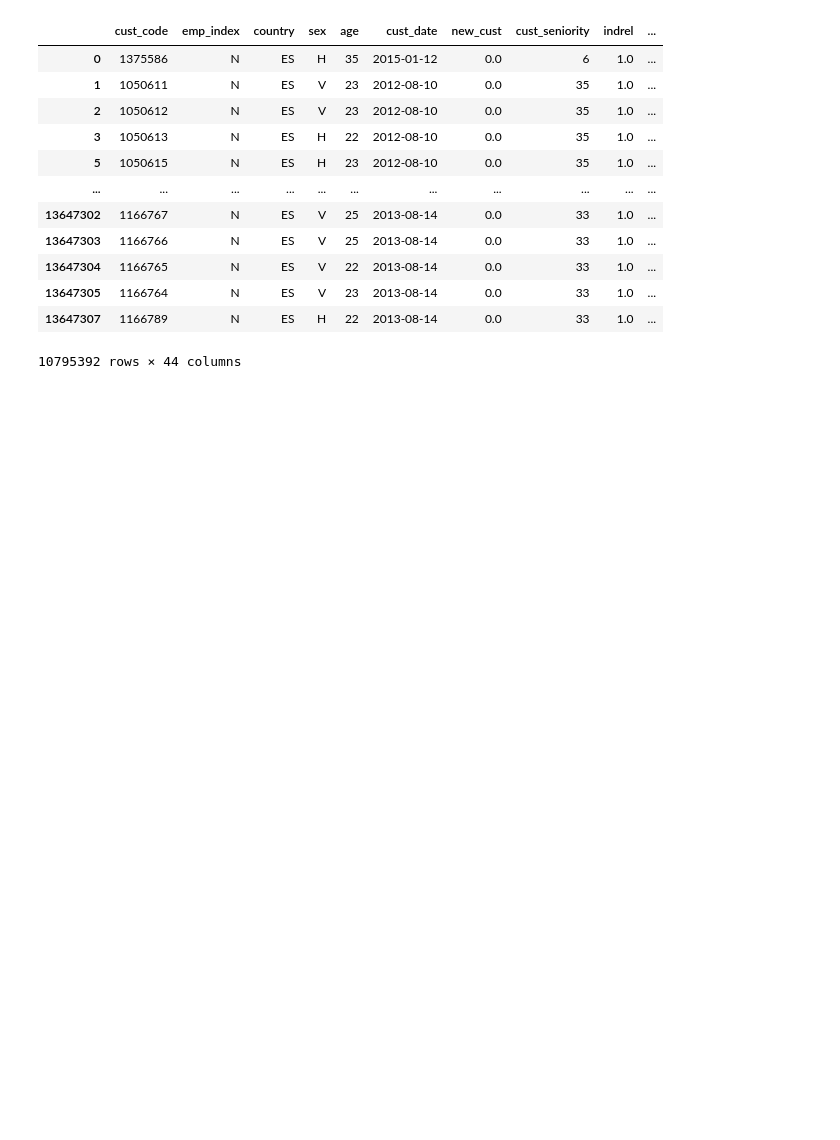
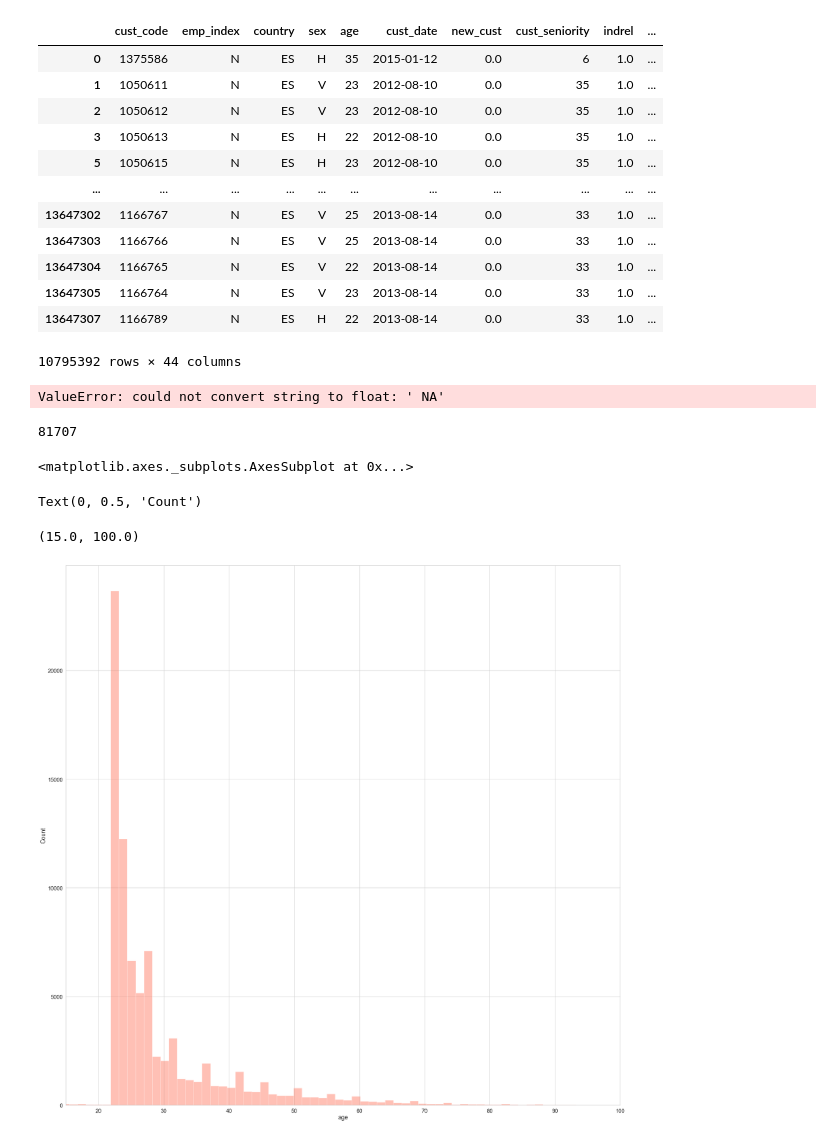
Before and after one commit to rehanganapathy/data-analytics-project, a Jupyter notebook: da.ipynb, the cells around one changed output. Saved outputs shown, nothing was run; the diff lists cells and outputs as text; code cells hidden in the pictures; blank space fills up the shorter version.

```diff
--- a/da.ipynb
+++ b/da.ipynb
@@ -262,0 +190,28 @@ explained_variance = pca.explained_variance_ratio_
+# %%
+df2['age'] = df2['age'].astype(float)
+# %% [output]
+ValueError: could not convert string to float: ' NA'
+# %%
+df2=df2.dropna()
+# %%
+len(df2)
+# %% [output]
+81707
+# %%
+df2['age'] = df2['age'].astype(float)
+# %%
+df2['age'].fillna((df2['age'].mean()), inplace=True)
+# %%
+with sns.plotting_context("notebook",font_scale=1.5):
+    sns.set_style("whitegrid")
+    sns.distplot(df2["age"].dropna(),
+                 bins=80,
+                 kde=False,
+                 color="tomato")
+    plt.ylabel("Count")
+    plt.xlim((15,100))
+# %% [output]
+<matplotlib.axes._subplots.AxesSubplot at 0x...>
+Text(0, 0.5, 'Count')
+(15.0, 100.0)
+[figure, added]
```
Also changed, not shown: parts of 30 cells of this notebook.
